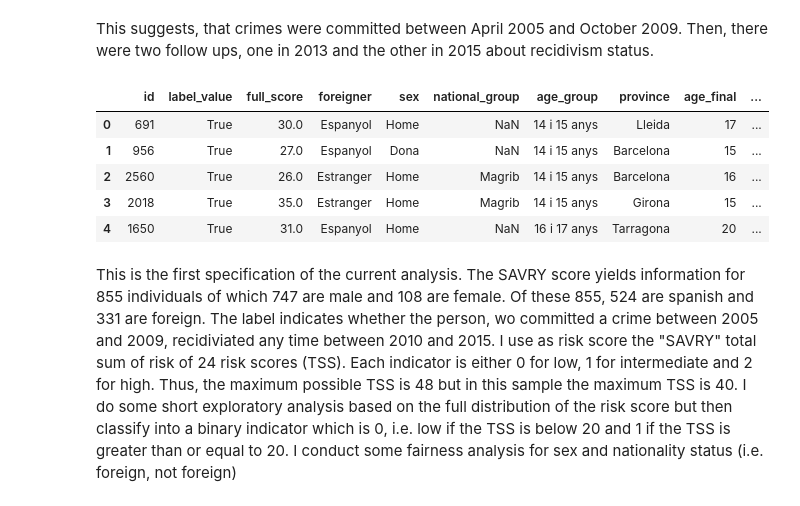
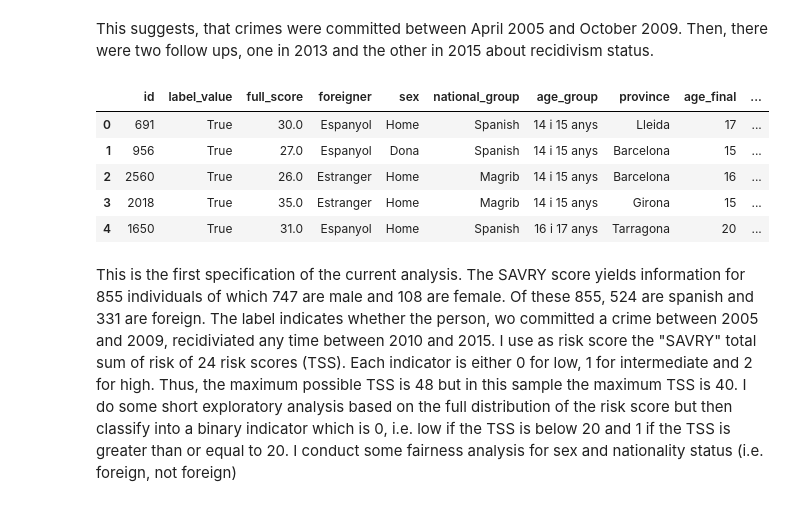
Before and after one commit to nkundiushuti/savry, a Jupyter notebook: Savry_Fair.ipynb, the cells around one changed output. Saved outputs shown, nothing was run; the diff lists cells and outputs as text; code cells hidden in the pictures.

```diff
--- a/Savry_Fair.ipynb
+++ b/Savry_Fair.ipynb
@@ -13,8 +11,8 @@ from aequitas.bias import Bias
 from aequitas.fairness import Fairness
 # %%
 #import data
-df = pd.read_csv("/home/stolan/Documents/ec/DecMaking/dat/reincidenciaJusticiaMenors.csv",low_memory=False)
-df.head()
+dfmain = pd.read_csv("dat/reincidenciaJusticiaMenors.csv",low_memory=False)
+dfmain.head()
 # %% [output]
 |  | id | V1_sexe | V2_estranger | V3_nacionalitat | V4_nacionalitat_agrupat | V5_edat_fet_agrupat | ... |
 | 0 | 691 | Home | Espanyol | Espanya | NaN | 14 i 15 anys | ... |
@@ -50,41 +48,35 @@ Then, there were two follow ups, one in 2013 and the other in 2015 about recidiv
 # %%
 ##1. Aequitas data Score = SAVRRY total score
 
-df = df.rename(index=str, columns={"V2_estranger": "foreigner", "V1_sexe": "sex","V60_SAVRY_total_score": "full_score", \
+dfmain = dfmain.rename(index=str, columns={"V2_estranger": "foreigner", "V1_sexe": "sex","V60_SAVRY_total_score": "full_score", \
                                   "V115_reincidencia_2015":'recid', "V4_nacionalitat_agrupat":"national_group", \
                                   "V5_edat_fet_agrupat":"age_group","V6_provincia":"province","V9_edat_final_programa": \
                                   "age_final", "V11_antecedents":"prior_crime", "V12_nombre_ante_agrupat": \
                                    "prior_crimerec","V13_nombre_fets_agrupat": "prior_crimes", "V15_fet_agrupat": \
                                   "crime_maincat", "V16_fet_violencia": "crime_violence", "V17_fet_tipus":"crime_type" \
                                   })
-df['label_value'] = df.recid == 'Sí'
-dfaequi=df[['id','label_value','full_score','foreigner','sex','national_group','age_group','province','age_final', \
+dfmain['label_value'] = dfmain.recid == 'Sí'
+dfaequi=dfmain[['id','label_value','full_score','foreigner','sex','national_group','age_group','province','age_final', \
             'prior_crime','prior_crimerec','prior_crimes','crime_maincat','crime_violence', 'crime_type' ]]
 
 
 dfaequi = dfaequi[np.isfinite(dfaequi['full_score'])]
 dfaequi = dfaequi.loc[dfaequi['full_score']!=99]
 df = dfaequi
 del dfaequi
+df.national_group=df.national_group.fillna('Spanish')
+df.age_group=df.age_group.fillna('16 i 17 anys') #replaced here missings by higher age group because final age is high
 
 ##Value counts
 N=len(df)
-df.sex.value_counts() #747 male, 108 female
-df['male'] = df['sex'] == 'Home'
-df.foreigner.value_counts() #524 spanish, 331 foreigner
-df['spanish'] = df['foreigner'] == 'Espanyol'
-N_sexm = df.loc[df.male==1].sum()
-N_sexf = df.loc[df.male==0].sum()
-N_foreign0 = df.loc[df.spanish==1].sum()
-N_foreign1 = df.loc[df.spanish==0].sum()
 df.head()
 # %% [output]
 |  | id | label_value | full_score | foreigner | sex | national_group | age_group | province | age_final | ... |
-| 0 | 691 | True | 30.0 | Espanyol | Home | NaN | 14 i 15 anys | Lleida | 17 | ... |
-| 1 | 956 | True | 27.0 | Espanyol | Dona | NaN | 14 i 15 anys | Barcelona | 15 | ... |
+| 0 | 691 | True | 30.0 | Espanyol | Home | Spanish | 14 i 15 anys | Lleida | 17 | ... |
+| 1 | 956 | True | 27.0 | Espanyol | Dona | Spanish | 14 i 15 anys | Barcelona | 15 | ... |
 | 2 | 2560 | True | 26.0 | Estranger | Home | Magrib | 14 i 15 anys | Barcelona | 16 | ... |
 | 3 | 2018 | True | 35.0 | Estranger | Home | Magrib | 14 i 15 anys | Girona | 15 | ... |
-| 4 | 1650 | True | 31.0 | Espanyol | Home | NaN | 16 i 17 anys | Tarragona | 20 | ... |
+| 4 | 1650 | True | 31.0 | Espanyol | Home | Spanish | 16 i 17 anys | Tarragona | 20 | ... |
 # %% [markdown]
 This is the first specification of the current analysis. The SAVRY score yields information for 855 individuals of which 747 are male and 108 are female. Of these 855, 524 are spanish and 331 are foreign. The label indicates whether the person, wo committed a crime between 2005 and 2009, recidiviated any time between 2010 and 2015. I use as risk score the "SAVRY" total sum of risk of 24 risk scores (TSS). Each indicator is either 0 for low, 1 for intermediate and 2 for high. Thus, the maximum possible TSS is 48 but in this sample the maximum TSS is 40. I do some short exploratory analysis based on the full distribution of the risk score but then classify into a binary indicator which is 0, i.e. low if the TSS is below 20 and 1 if the TSS is greater than or equal to 20. I conduct some fairness analysis for sex and nationality status (i.e. foreign, not foreign)
 # %%
```
Also changed, not shown: parts of 24 cells of this notebook, 1 other file.
